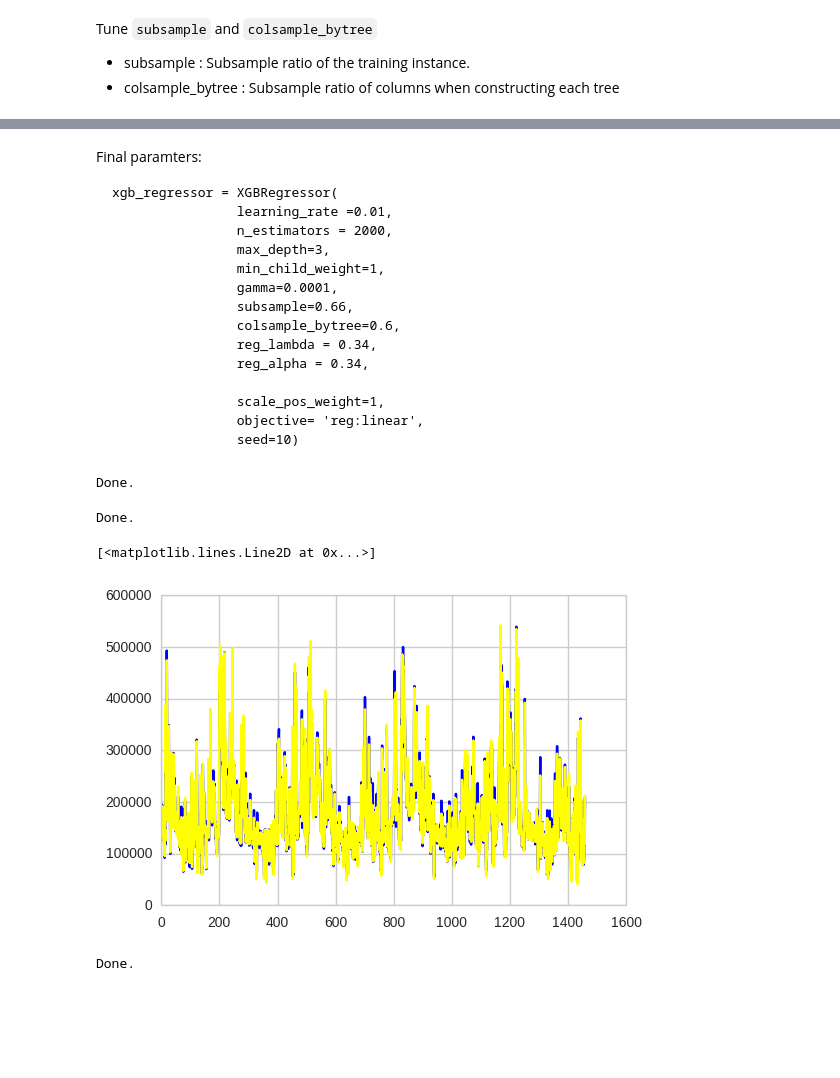
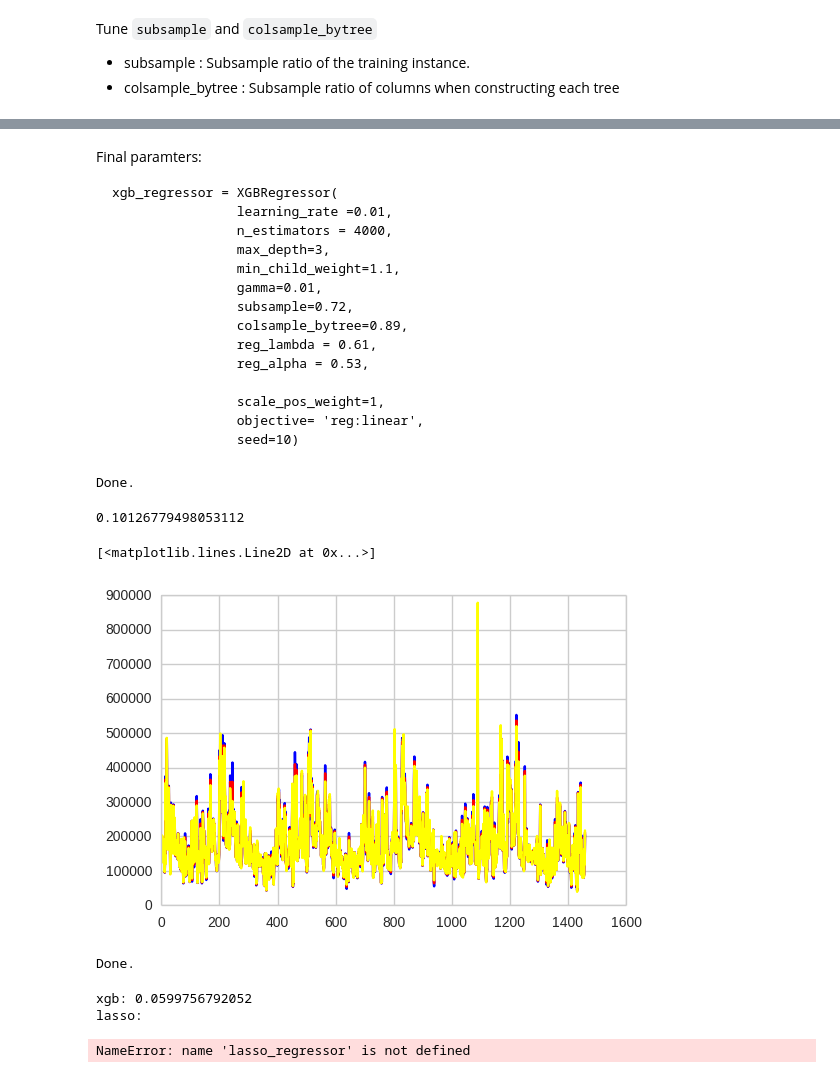
Before and after one commit to SunnyMarkLiu/Kaggle-House-Prices, a Jupyter notebook: XGBoost_and_Parameter_Tuning.ipynb, the cells around one changed output, grey strips where cells are left out. Saved outputs shown, nothing was run; the diff lists cells and outputs as text; code cells hidden in the pictures; blank space fills up the shorter version.

Commit message:
decrease learning rate, increase n_estimators:0.12076

````diff
--- a/XGBoost_and_Parameter_Tuning.ipynb
+++ b/XGBoost_and_Parameter_Tuning.ipynb
@@ -533,14 +533,14 @@ Final paramters:
 ```
 xgb_regressor = XGBRegressor(
                 learning_rate =0.01,
-                n_estimators = 2000,
+                n_estimators = 4000,
                 max_depth=3,
-                min_child_weight=1,
-                gamma=0.0001,
-                subsample=0.66,
-                colsample_bytree=0.6,
-                reg_lambda = 0.34,
-                reg_alpha = 0.34,
+                min_child_weight=1.1,
+                gamma=0.01,
+                subsample=0.72,
+                colsample_bytree=0.89,
+                reg_lambda = 0.61,
+                reg_alpha = 0.53,
 
                 scale_pos_weight=1,
                 objective= 'reg:linear',
@@ -560,30 +560,23 @@ submission.to_csv("result/xgb_param_tune_predictions_2_11.csv", index=False)
 print "Done."
 # %% [output]
 Done.
-# %%
-from sklearn.ensemble import GradientBoostingRegressor  #GBM algorithm
-
-gbm_regressor = GradientBoostingRegressor(
-                learning_rate=0.09,
-                n_estimators=180,
-                max_depth=3,
-                max_features = 60,
-                min_samples_leaf=1,
-                min_samples_split=27,
-                subsample = 0.82,
-                random_state=10,
-                verbose=0)
-
-gbm_regressor.fit(train_X, train_Y)
-
-gbm_predictions = gbm_regressor.predict(test_X)
-gbm_predictions = np.power(np.e, gbm_predictions) - 1
-# %% [output]
-Done.
+# %%
+from sklearn.linear_model import Ridge, RidgeCV, ElasticNet, LassoCV, LassoLarsCV
+
+model_lasso = LassoCV(alphas = [1, 0.1, 0.001, 0.0005]).fit(train_X, train_Y)
+rmse(model_lasso.predict(train_X), train_Y)
+# %% [output]
+0.10126779498053112
+# %%
+lasso_predictions = model_lasso.predict(test_X)
+lasso_predictions = np.expm1(lasso_predictions)
+# %%
+predictions = (lasso_predictions + xgb_predictions) / 2
 # %%
 plt.plot(xgb_predictions, c="blue")
-plt.plot(gbm_predictions, c="yellow")
+plt.plot(predictions, c="red")
+plt.plot(lasso_predictions, c="yellow")
 # %% [output]
 [<matplotlib.lines.Line2D at 0x...>]
-[figure, old version]
+[figure, new version]
 # %%
@@ -598,3 +590,11 @@ submission.to_csv("result/xgb_gbm_param_tune_predictions_2_11.csv", index=False)
 print "Done."
 # %% [output]
 Done.
+# %%
+print 'xgb:', rmse(xgb_regressor.predict(train_X), train_Y)
+print 'lasso:', rmse(lasso_regressor.predict(train_X), train_Y)
+print 'vote:', rmse((lasso_regressor.predict(train_X) + xgb_regressor.predict(train_X))/2, train_Y)
+# %% [output]
+xgb: 0.0599756792052
+lasso:
+NameError: name 'lasso_regressor' is not defined
````
Also changed, not shown: parts of 17 cells of this notebook, 5 other files.
